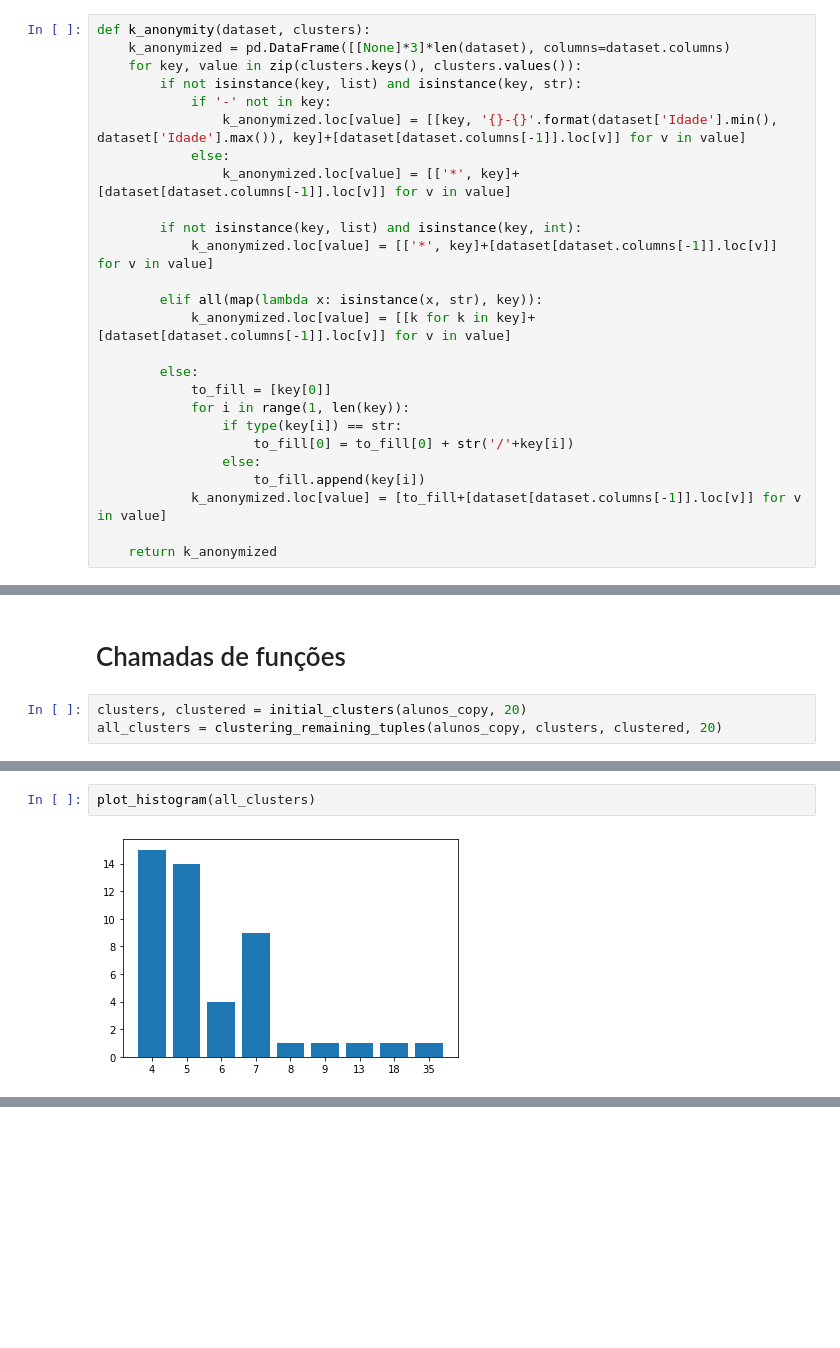
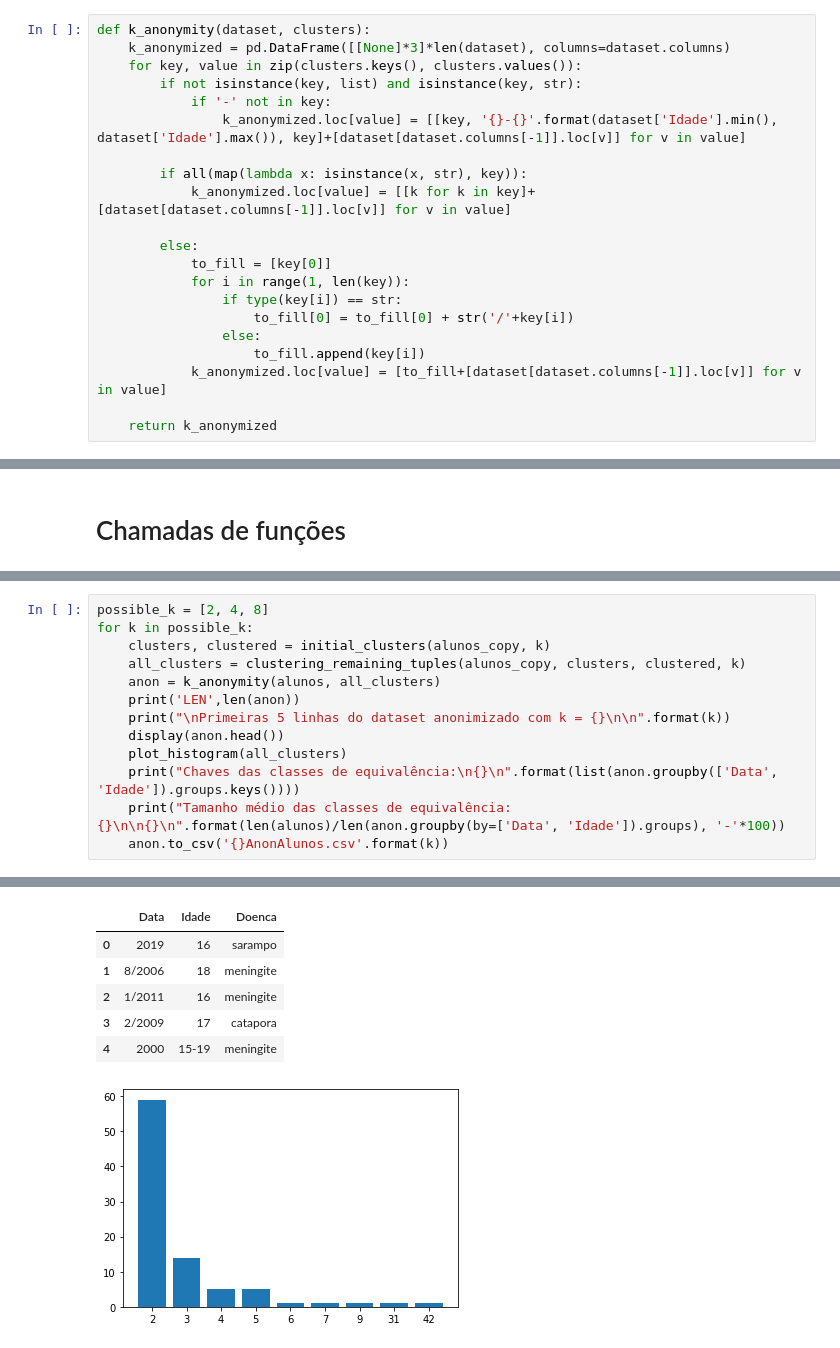
Before and after one commit to Brabissima/disciplina-priv-2022, a Jupyter notebook: Modelos Sintáticos - Trab 02/k-anon e l-div.ipynb, the cells around one changed output, grey strips where cells are left out. Cells and saved outputs as stored; diff of their text form; blank space fills up the shorter version.

```diff
--- a/Modelos Sintáticos - Trab 02/k-anon e l-div.ipynb
+++ b/Modelos Sintáticos - Trab 02/k-anon e l-div.ipynb
@@ -93,13 +93,8 @@ def k_anonymity(dataset, clusters):
         if not isinstance(key, list) and isinstance(key, str):
             if '-' not in key:
                 k_anonymized.loc[value] = [[key, '{}-{}'.format(dataset['Idade'].min(), dataset['Idade'].max()), key]+[dataset[dataset.columns[-1]].loc[v]] for v in value]
-            else:
-                k_anonymized.loc[value] = [['*', key]+[dataset[dataset.columns[-1]].loc[v]] for v in value]
 
-        if not isinstance(key, list) and isinstance(key, int):
-            k_anonymized.loc[value] = [['*', key]+[dataset[dataset.columns[-1]].loc[v]] for v in value]
-
-        elif all(map(lambda x: isinstance(x, str), key)):
+        if all(map(lambda x: isinstance(x, str), key)):
             k_anonymized.loc[value] = [[k for k in key]+[dataset[dataset.columns[-1]].loc[v]] for v in value]
 
         else:
@@ -125,6 +120,3 @@ def plot_histogram(clusters):
     return plt.show()
 # %% [markdown]
 # Chamadas de funções
-# %%
-clusters, clustered = initial_clusters(alunos_copy, 20)
-all_clusters = clustering_remaining_tuples(alunos_copy, clusters, clustered, 20)
@@ -141,4 +123,14 @@ a.head()
-# %%
-plot_histogram(all_clusters)
-# %% [output]
-[figure, removed]
+# %%
+possible_k = [2, 4, 8]
+for k in possible_k:
+    clusters, clustered = initial_clusters(alunos_copy, k)
+    all_clusters = clustering_remaining_tuples(alunos_copy, clusters, clustered, k)
+    anon = k_anonymity(alunos, all_clusters)
+    print('LEN',len(anon))
+    print("\nPrimeiras 5 linhas do dataset anonimizado com k = {}\n\n".format(k))
+    display(anon.head())
+    plot_histogram(all_clusters)
+    print("Chaves das classes de equivalência:\n{}\n".format(list(anon.groupby(['Data', 'Idade']).groups.keys())))
+    print("Tamanho médio das classes de equivalência: {}\n\n{}\n".format(len(alunos)/len(anon.groupby(by=['Data', 'Idade']).groups), '-'*100))
+    anon.to_csv('{}AnonAlunos.csv'.format(k))
+# %% [output]
@@ -144,0 +140,7 @@ plot_histogram(all_clusters)
+|  | Data | Idade | Doenca |
+| 0 | 2019 | 16 | sarampo |
+| 1 | 8/2006 | 18 | meningite |
+| 2 | 1/2011 | 16 | meningite |
+| 3 | 2/2009 | 17 | catapora |
+| 4 | 2000 | 15-19 | meningite |
+[figure, added]
```
Also changed, not shown: parts of 5 cells of this notebook, 6 other files.
